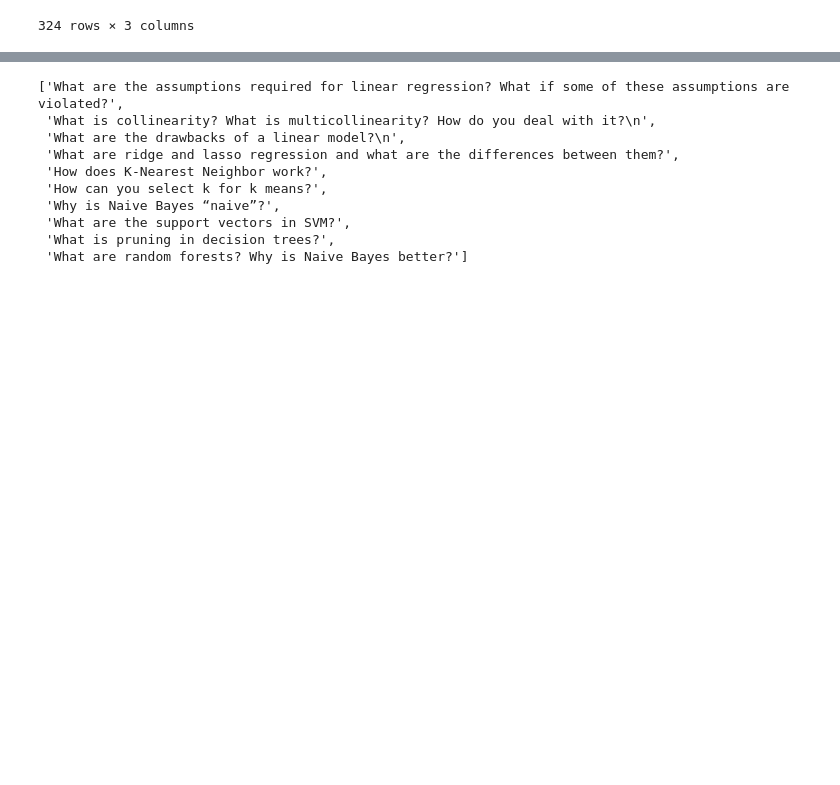
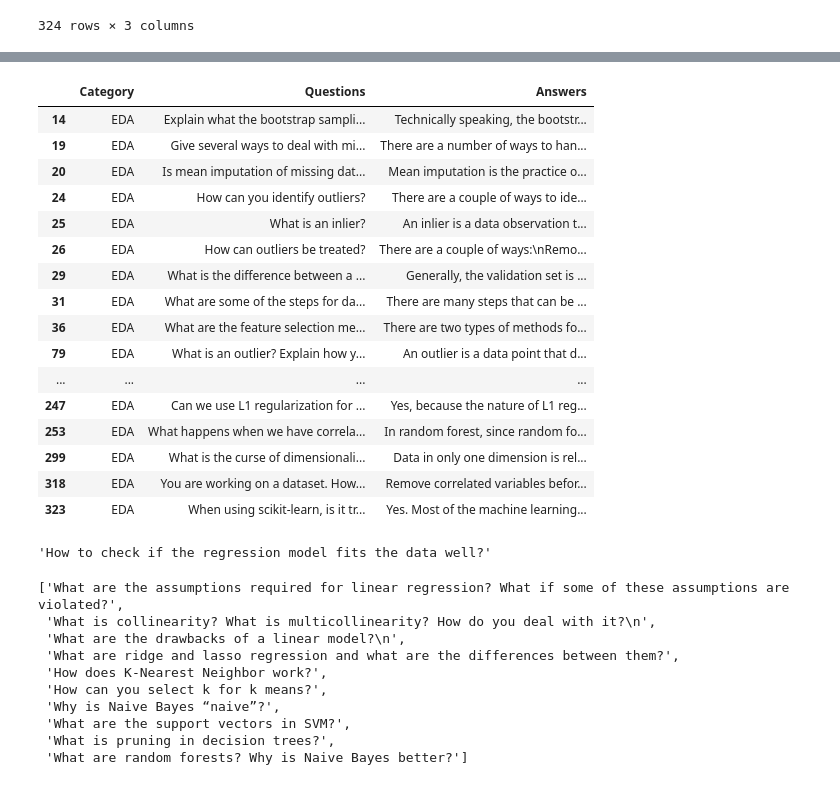
Before and after one commit to Teasotea/DialogSystem, a Jupyter notebook: ConversationalAI_v2.ipynb, the cells around one changed output, grey strips where cells are left out. Cells and saved outputs as stored; diff of their text form; code cells hidden in the pictures; blank space fills up the shorter version.

```diff
--- a/ConversationalAI_v2.ipynb
+++ b/ConversationalAI_v2.ipynb
@@ -387,3 +159,27 @@ qa_data
+# %%
+qa_data[qa_data['Category'] == 'EDA']
+# %% [output]
+|  | Category | Questions | Answers |
+| 14 | EDA | Explain what the bootstrap sampli... | Technically speaking, the bootstr... |
+| 19 | EDA | Give several ways to deal with mi... | There are a number of ways to han... |
+| 20 | EDA | Is mean imputation of missing dat... | Mean imputation is the practice o... |
+| 24 | EDA | How can you identify outliers? | There are a couple of ways to ide... |
+| 25 | EDA | What is an inlier? | An inlier is a data observation t... |
+| 26 | EDA | How can outliers be treated? | There are a couple of ways:\nRemo... |
+| 29 | EDA | What is the difference between a ... | Generally, the validation set is ... |
+| 31 | EDA | What are some of the steps for da... | There are many steps that can be ... |
+| 36 | EDA | What are the feature selection me... | There are two types of methods fo... |
+| 79 | EDA | What is an outlier? Explain how y... | An outlier is a data point that d... |
+| ... | ... | ... | ... |
+| 247 | EDA | Can we use L1 regularization for ... | Yes, because the nature of L1 reg... |
+| 253 | EDA | What happens when we have correla... | In random forest, since random fo... |
+| 299 | EDA | What is the curse of dimensionali... | Data in only one dimension is rel... |
+| 318 | EDA | You are working on a dataset. How... | Remove correlated variables befor... |
+| 323 | EDA | When using scikit-learn, is it tr... | Yes. Most of the machine learning... |
+# %%
+qa_data.Questions[72]
+# %% [output]
+'How to check if the regression model fits the data well?'
 # %%
 qa_data.Questions[:10].tolist()
 # %% [output]
```
Also changed, not shown: parts of 85 cells of this notebook.
